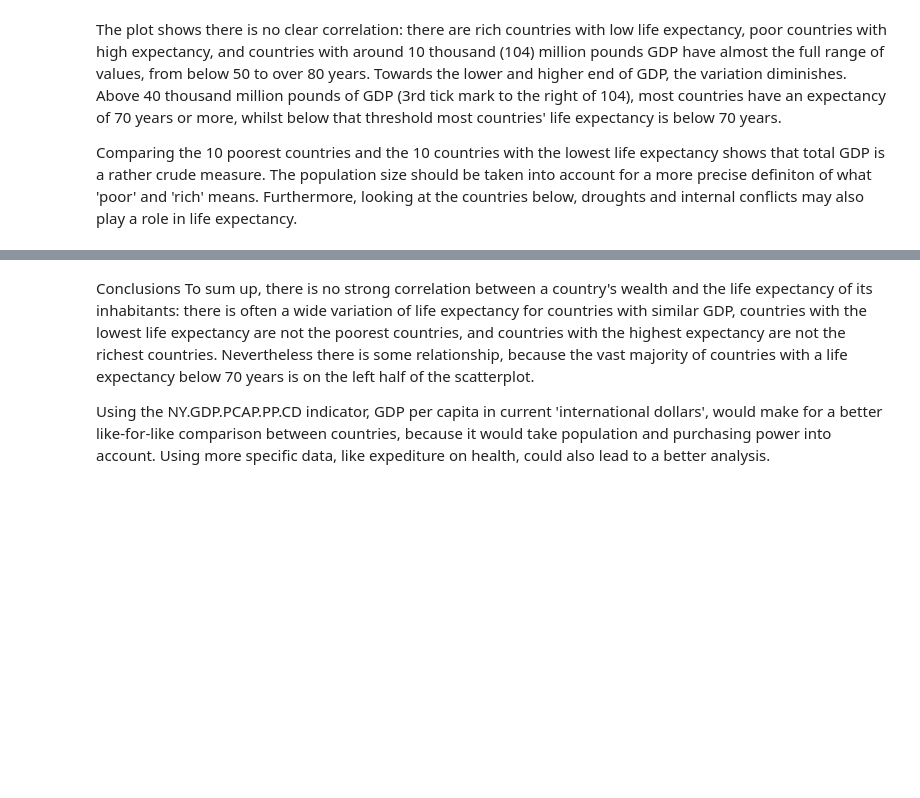
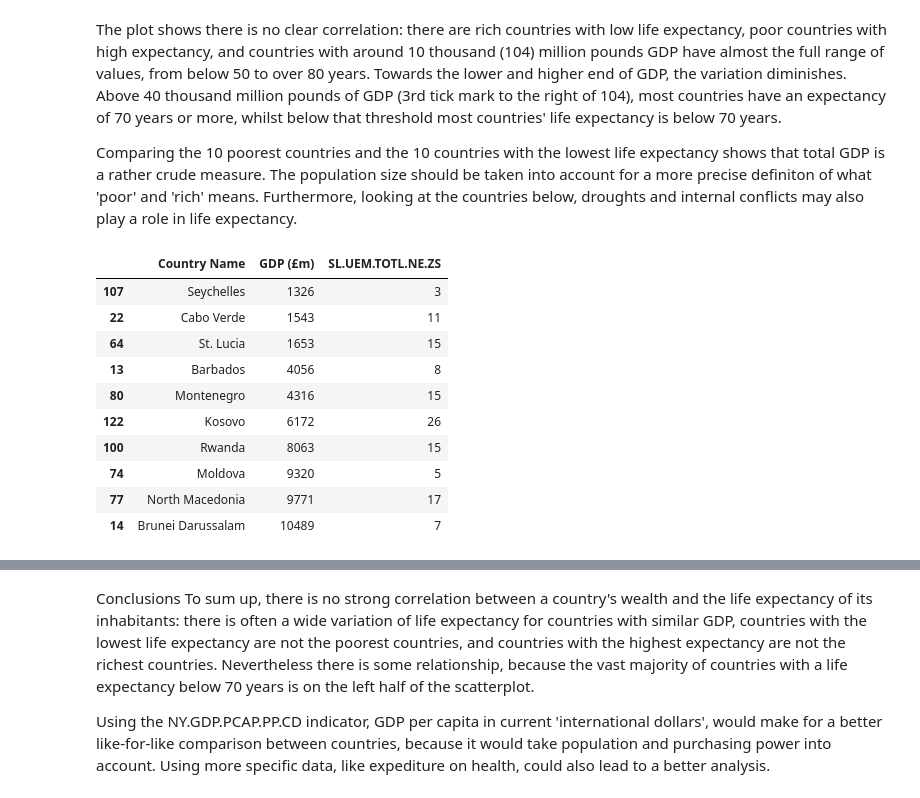
Before and after one commit to Women-Techsters-Fellowship-2021/Week-5-Assessment, a Jupyter notebook: Anagu Esther WT-21-074/Project2 on .ipynb, the cells around one changed output, grey strips where cells are left out. Drawn from its saved outputs; the diff is of its cells as text; code cells hidden in the pictures; blank space fills up the shorter version.

```diff
--- a/Anagu Esther WT-21-074/Project2 on .ipynb
+++ b/Anagu Esther WT-21-074/Project2 on .ipynb
@@ -186,5 +200,17 @@ The plot shows there is no clear correlation: there are rich countries with low
 Comparing the 10 poorest countries and the 10 countries with the lowest life expectancy shows that total GDP is a rather crude measure. The population size should be taken into account for a more precise definiton of what 'poor' and 'rich' means. Furthermore, looking at the countries below, droughts and internal conflicts may also play a role in life expectancy.
 # %%
 # the 10 countries with lowest GDP
-gdpVsLife.sort_values(GDP).head(10)
+gdpVsUnmp.sort_values(GDP).head(10)
+# %% [output]
+|  | Country Name | GDP (£m) | SL.UEM.TOTL.NE.ZS |
+| 107 | Seychelles | 1326 | 3 |
+| 22 | Cabo Verde | 1543 | 11 |
+| 64 | St. Lucia | 1653 | 15 |
+| 13 | Barbados | 4056 | 8 |
+| 80 | Montenegro | 4316 | 15 |
+| 122 | Kosovo | 6172 | 26 |
+| 100 | Rwanda | 8063 | 15 |
+| 74 | Moldova | 9320 | 5 |
+| 77 | North Macedonia | 9771 | 17 |
+| 14 | Brunei Darussalam | 10489 | 7 |
 # %%
```
Also changed, not shown: parts of 14 cells of this notebook.
